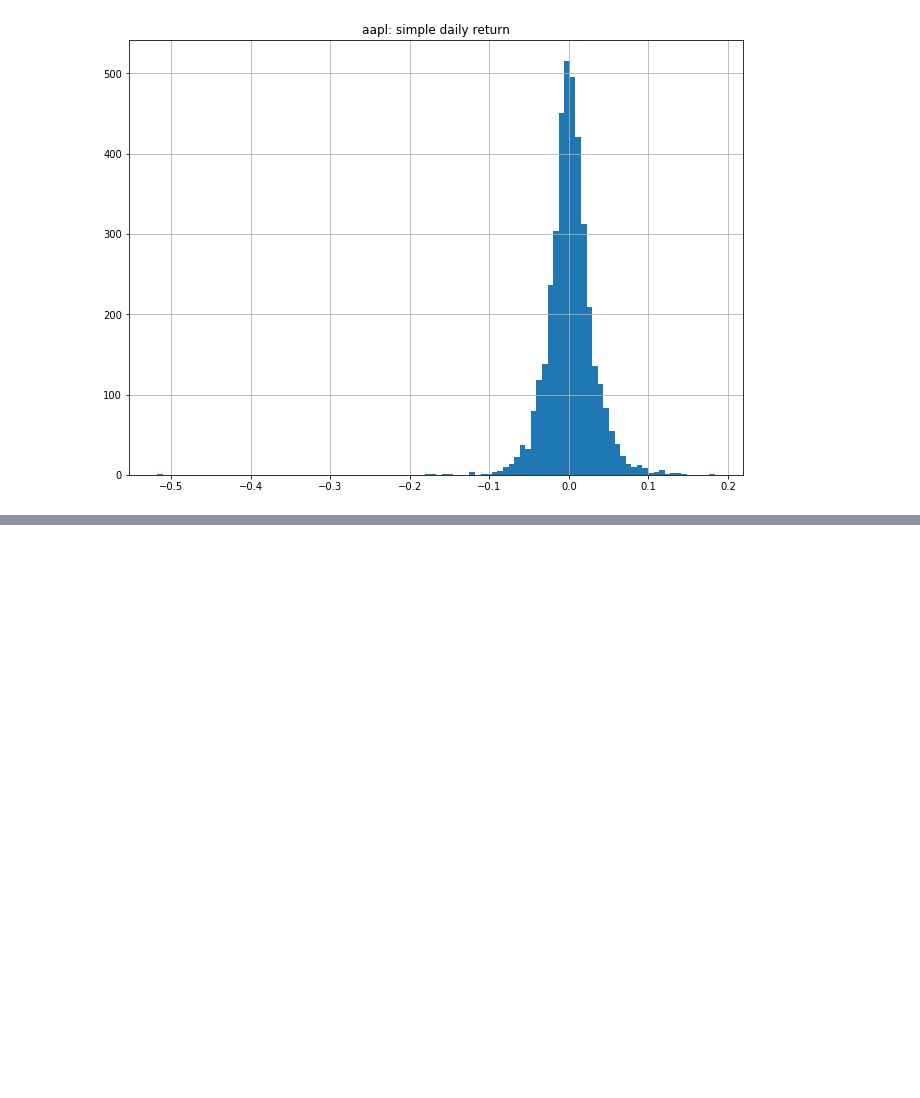
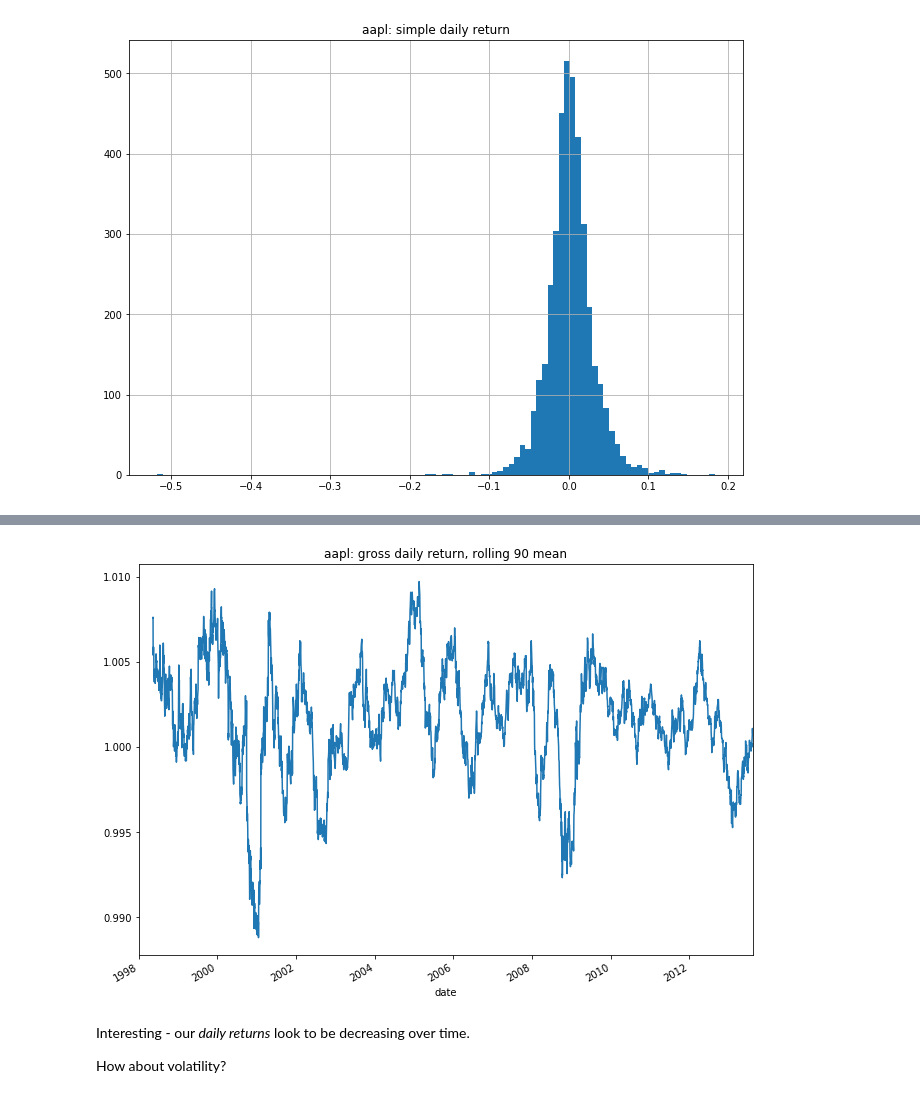
Before and after one commit to lermana/python_fundamentals, a Jupyter notebook: time_series_analysis.ipynb, the cells around one changed output, grey strips where cells are left out. Saved outputs shown, nothing was run; the diff lists cells and outputs as text; code cells hidden in the pictures; blank space fills up the shorter version.

```diff
--- a/time_series_analysis.ipynb
+++ b/time_series_analysis.ipynb
@@ -259,0 +229,11 @@ Look at the average daily returns in a given month:
+# %%
+aapl_df["return_gross_90_mean"] = aapl_df.return_gross.rolling(90).mean()
+# %%
+ax = aapl_df.return_gross_90_mean.plot(figsize=(11, 8))
+t = ax.set_title("aapl: gross daily return, rolling 90 mean")
+# %% [output]
+[figure, added]
+# %% [markdown]
+Interesting - our _daily returns_ look to be decreasing over time.
+
+How about volatility?
```
Also changed, not shown: parts of 77 cells of this notebook.
